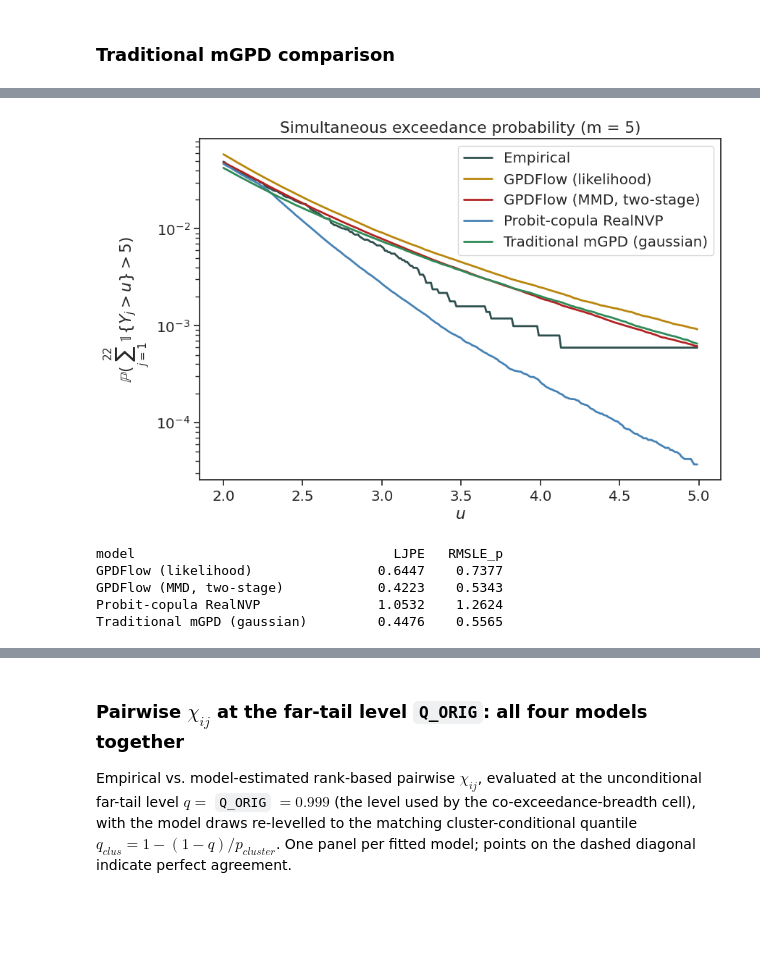
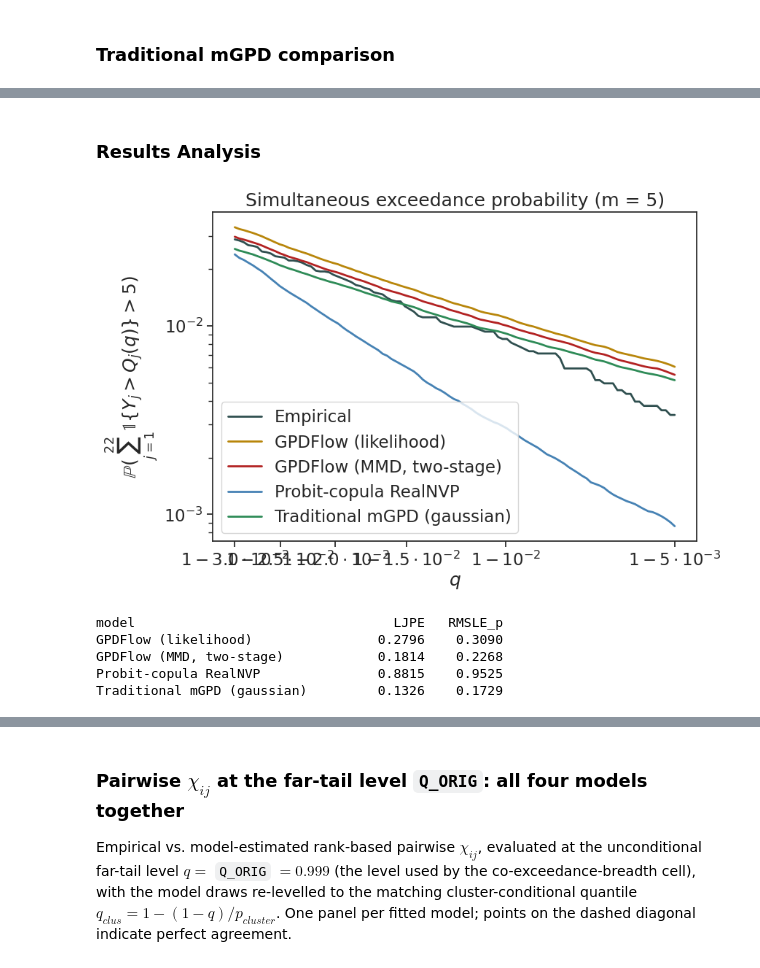
Before and after one commit to hcl516926907/GPDFlow, a Jupyter notebook: Exchange_rate_application.ipynb, the cells around one changed output, grey strips where cells are left out. Drawn from its saved outputs; the diff is of its cells as text; code cells hidden in the pictures; blank space fills up the shorter version.

```diff
--- a/Exchange_rate_application.ipynb
+++ b/Exchange_rate_application.ipynb
@@ -1412,20 +1289,0 @@ Traditional mGPD (gaussian)   tde_chi (CV)   : 0.0417
-# %%
-# --- Pairwise omega: empirical vs AIC-best parametric mGPD ------------------
-omega_true_par = cf.pairwise_omega_from_data(samples_origin, p=THRESHOLD_Q)
-omega_hat_par = cf.pairwise_omega_from_data(samples_par, p=p_sim_q)
-print(f'Traditional mGPD ({best_family})   tde_omega : '
-      f'{cf.tde_chi(omega_hat_par, omega_true_par):.4f}')
-
-iu = np.triu_indices(dim, k=1)
-sns.set(style="ticks", font_scale=1.5)
-fig, ax = plt.subplots(figsize=(8, 8))
-ax.scatter(omega_true_par[iu], omega_hat_par[iu], color='seagreen')
-lims = [min(*ax.get_xlim(), *ax.get_ylim()), max(*ax.get_xlim(), *ax.get_ylim())]
-ax.plot(lims, lims, color='gray', linestyle='--', linewidth=1)
-ax.set_xlim(lims); ax.set_ylim(lims)
-ax.set_xlabel(r'Empirical $\omega_{ij}$', color='black')
-ax.set_ylabel(r'Traditional mGPD $\hat{\omega}_{ij}$', color='black')
-ax.tick_params(axis='both', labelcolor='black')
-fig.tight_layout()
-fig.savefig(dir_out + 'Plots/pairwise_omega_traditional.pdf', bbox_inches='tight')
-plt.show()
@@ -1501,21 +1321,24 @@ array([2.31896638, 2.32656932, 2.33417226, 2.3417752 , 2.34937814,
+# %% [markdown]
+### Results Analysis
 # %%
 # --- Cross-model comparison.  Every simultaneous-exceedance curve is recomputed
 #     here from its stored raw samples using THIS cell's m_fixed, so all models
 #     (and the empirical estimate) are compared at the same m.  Models not fit in
 #     this session are skipped via globals().get(...).
+# Thresholds are per-margin quantiles u_j(q) = Q_j(q) at a common level q (as in
+# Simulation_2S_cv_study.ipynb).  For q >= THRESHOLD_Q every Q_j(q) >= thres_j, so
+# exceeding any of them implies the exceedance cluster and the decomposition is exact.
 m_fixed = 5
-u_grid = np.arange(2,5,0.01)
+Q_GRID_FX = 1.0 - np.geomspace(1.0 - THRESHOLD_Q, 1.0 - 0.995, 100)    # 0.97 .. 0.995, geometric in 1-q
+U_MATS_FX = [np.quantile(samples_origin, q, axis=0) for q in Q_GRID_FX]   # u_j(q) = Q_j(q)
+fn_sep = lambda X, u: cf.simultaneous_exceedance_probability(X, u, m_fixed)
 
 
 def _sep(X_raw, p_cluster):
-    return np.array([
-        p_cluster * cf.simultaneous_exceedance_probability(X_raw, u, m_fixed)
-        for u in u_grid
-    ])
+    return p_cluster * cv_utils.prob_curve_true(X_raw, U_MATS_FX, fn_sep)
 
 
-emp_probs_cmp = np.array(
-    [cf.simultaneous_exceedance_probability(samples_origin, u, m_fixed) for u in u_grid])
+emp_probs_cmp = cv_utils.prob_curve_true(samples_origin, U_MATS_FX, fn_sep)
 
 # (label, raw-sample var, cluster-probability var, colour)
 _specs = [
@@ -1542,49 +1365,50 @@ if 'samples_par_2s_raw' in globals() and 'samples_2s' in globals():
     par_probs_std = _sep(samples_par_2s_raw, p_cluster_std)
 
 plt.figure(figsize=(9, 6))
-plt.plot(u_grid, emp_probs_cmp, color='darkslategray', lw=2, label='Empirical')
+plt.plot(Q_GRID_FX, emp_probs_cmp, color='darkslategray', lw=2, label='Empirical')
 for _name, _v, _col in _curves:
-    plt.plot(u_grid, _v, color=_col, lw=2, label=_name)
+    plt.plot(Q_GRID_FX, _v, color=_col, lw=2, label=_name)
 if par_probs is not None:
-    plt.plot(u_grid, par_probs, color='seagreen', lw=2,
+    plt.plot(Q_GRID_FX, par_probs, color='seagreen', lw=2,
              label=f'Traditional mGPD ({best_family})')
 if par_probs_std is not None:
-    plt.plot(u_grid, par_probs_std, color='mediumpurple', lw=2,
+    plt.plot(Q_GRID_FX, par_probs_std, color='mediumpurple', lw=2,
              label=f'Standardized mGPD ({best_family_2s})')
 plt.yscale('log')
-plt.xlabel(r'$u$')
-plt.ylabel(rf'$\mathbb{{P}}(\sum_{{j=1}}^{{{dim}}}\mathbb{{1}}\{{Y_j>u\}} > {m_fixed})$')
+plt.xscale('logit')
+plt.xlabel(r'$q$')
+plt.ylabel(rf'$\mathbb{{P}}(\sum_{{j=1}}^{{{dim}}}\mathbb{{1}}\{{Y_j>Q_j(q)\}} > {m_fixed})$')
 plt.title(f'Simultaneous exceedance probability (m = {m_fixed})')
 plt.legend()
 plt.tight_layout()
 plt.savefig(dir_out + 'Plots/simultaneous_exceedance_comparison_traditional.pdf',
             bbox_inches='tight')
 plt.show()
 
-# --- Quantitative error over the full u-grid (data-supported end to end) -------
+# --- Quantitative error over the full q-grid (data-supported end to end) -------
 def _err_par(probs):
     p_hat = np.asarray(probs)
     p_true = emp_probs_cmp
     ok = p_true > 0
     return cf.ljpe(p_hat[ok], p_true[ok]), cf.rmsle_p(p_hat[ok], p_true[ok])
 
 
 _tbl = [(_name, *_err_par(_v)) for _name, _v, _ in _curves]
 if par_probs is not None:
     _tbl.append((f'Traditional mGPD ({best_family})', *_err_par(par_probs)))
 if par_probs_std is not None:
     _tbl.append((f'Standardized mGPD ({best_family_2s})', *_err_par(par_probs_std)))
 
 print(f'{"model":32s}  {"LJPE":>8s}  {"RMSLE_p":>8s}')
 for _name, _a, _b in _tbl:
     print(f'{_name:32s}  {_a:8.4f}  {_b:8.4f}')
 # %% [output]
-[figure, old version]
+[figure, new version]
 model                                 LJPE   RMSLE_p
-GPDFlow (likelihood)                0.6447    0.7377
-GPDFlow (MMD, two-stage)            0.4223    0.5343
-Probit-copula RealNVP               1.0532    1.2624
-Traditional mGPD (gaussian)         0.4476    0.5565
+GPDFlow (likelihood)                0.2796    0.3090
+GPDFlow (MMD, two-stage)            0.1814    0.2268
+Probit-copula RealNVP               0.8815    0.9525
+Traditional mGPD (gaussian)         0.1326    0.1729
 # %%
 # ============================================================================
 # Distribution of the componentwise maximum  M = max_{j=1..d} X_j
```
Also changed, not shown: parts of 36 cells of this notebook, 9 other files.
